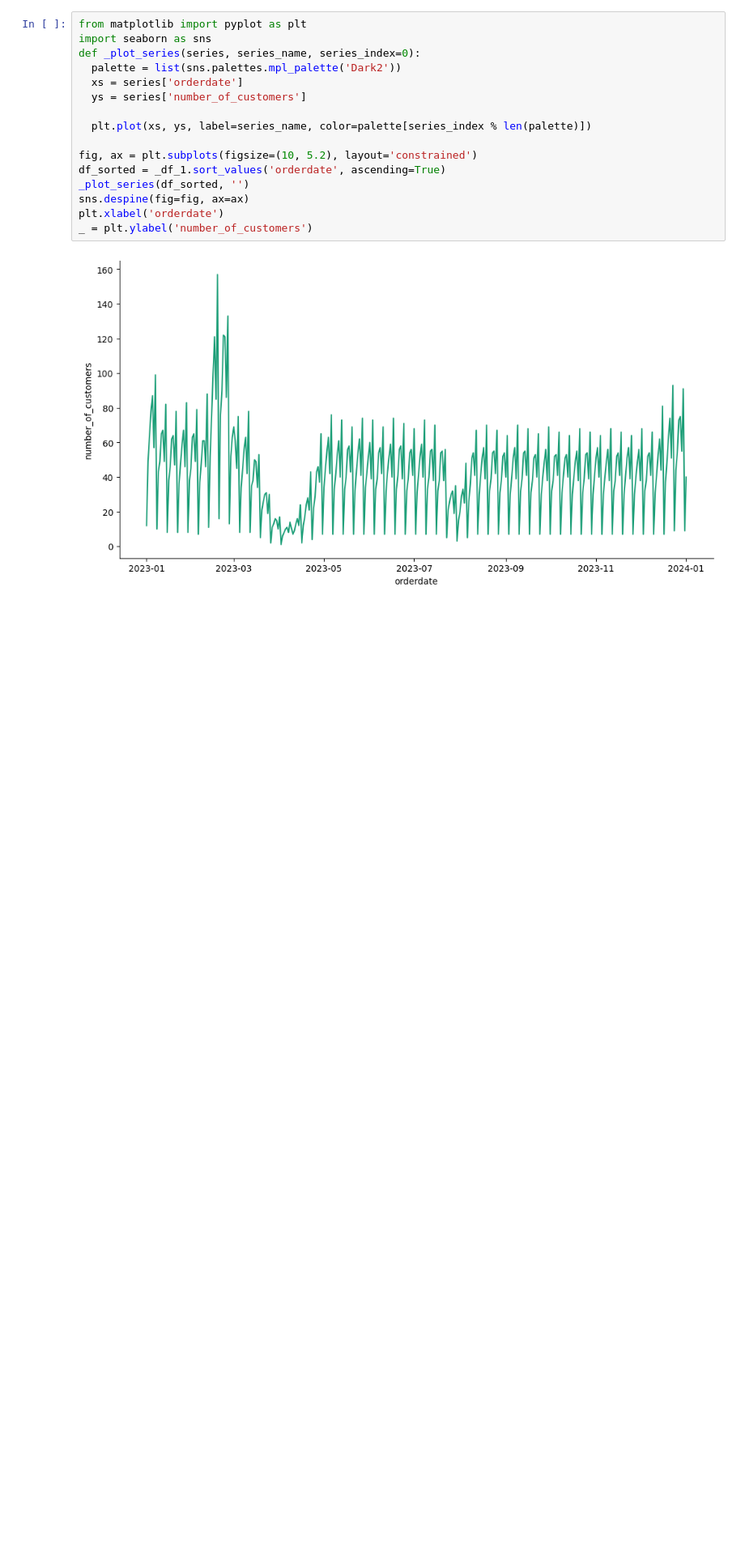
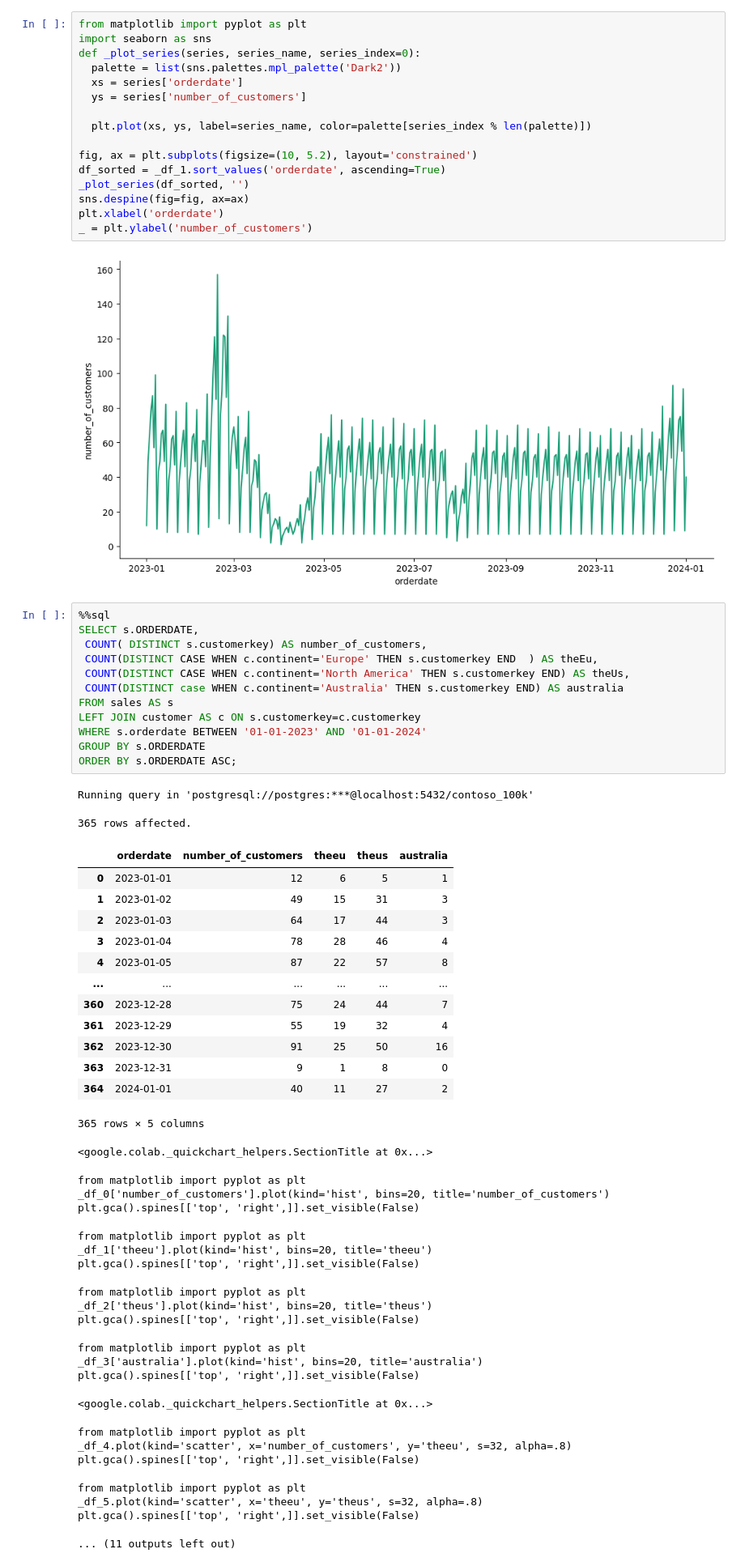
Before and after one commit to ahmadkhanzadeh/AI_Data_Analyzing, a Jupyter notebook: Resources/Blank_SQL_Notebook.ipynb, the cells around one changed output. Shown at 81% size. Drawn from its saved outputs; the diff is of its cells as text; blank space fills up the shorter version.

```diff
--- a/Resources/Blank_SQL_Notebook.ipynb
+++ b/Resources/Blank_SQL_Notebook.ipynb
@@ -176,3 +176,52 @@ plt.xlabel('orderdate')
 _ = plt.ylabel('number_of_customers')
 # %% [output]
 [figure]
+# %%
+%%sql
+SELECT s.ORDERDATE,
+ COUNT( DISTINCT s.customerkey) AS number_of_customers,
+ COUNT(DISTINCT CASE WHEN c.continent='Europe' THEN s.customerkey END  ) AS theEu,
+ COUNT(DISTINCT CASE WHEN c.continent='North America' THEN s.customerkey END) AS theUs,
+ COUNT(DISTINCT case WHEN c.continent='Australia' THEN s.customerkey END) AS australia
+FROM sales AS s
+LEFT JOIN customer AS c ON s.customerkey=c.customerkey
+WHERE s.orderdate BETWEEN '01-01-2023' AND '01-01-2024'
+GROUP BY s.ORDERDATE
+ORDER BY s.ORDERDATE ASC;
+# %% [output]
+Running query in 'postgresql://postgres:***@localhost:5432/contoso_100k'
+365 rows affected.
+|  | orderdate | number_of_customers | theeu | theus | australia |
+| 0 | 2023-01-01 | 12 | 6 | 5 | 1 |
+| 1 | 2023-01-02 | 49 | 15 | 31 | 3 |
+| 2 | 2023-01-03 | 64 | 17 | 44 | 3 |
+| 3 | 2023-01-04 | 78 | 28 | 46 | 4 |
+| 4 | 2023-01-05 | 87 | 22 | 57 | 8 |
+| ... | ... | ... | ... | ... | ... |
+| 360 | 2023-12-28 | 75 | 24 | 44 | 7 |
+| 361 | 2023-12-29 | 55 | 19 | 32 | 4 |
+| 362 | 2023-12-30 | 91 | 25 | 50 | 16 |
+| 363 | 2023-12-31 | 9 | 1 | 8 | 0 |
+| 364 | 2024-01-01 | 40 | 11 | 27 | 2 |
+365 rows × 5 columns
+<google.colab._quickchart_helpers.SectionTitle at 0x...>
+from matplotlib import pyplot as plt
+_df_0['number_of_customers'].plot(kind='hist', bins=20, title='number_of_customers')
+plt.gca().spines[['top', 'right',]].set_visible(False)
+from matplotlib import pyplot as plt
+_df_1['theeu'].plot(kind='hist', bins=20, title='theeu')
+plt.gca().spines[['top', 'right',]].set_visible(False)
+from matplotlib import pyplot as plt
+_df_2['theus'].plot(kind='hist', bins=20, title='theus')
+plt.gca().spines[['top', 'right',]].set_visible(False)
+from matplotlib import pyplot as plt
+_df_3['australia'].plot(kind='hist', bins=20, title='australia')
+plt.gca().spines[['top', 'right',]].set_visible(False)
+<google.colab._quickchart_helpers.SectionTitle at 0x...>
+from matplotlib import pyplot as plt
+_df_4.plot(kind='scatter', x='number_of_customers', y='theeu', s=32, alpha=.8)
+plt.gca().spines[['top', 'right',]].set_visible(False)
+from matplotlib import pyplot as plt
+_df_5.plot(kind='scatter', x='theeu', y='theus', s=32, alpha=.8)
+plt.gca().spines[['top', 'right',]].set_visible(False)
+... (11 outputs left out)
```
